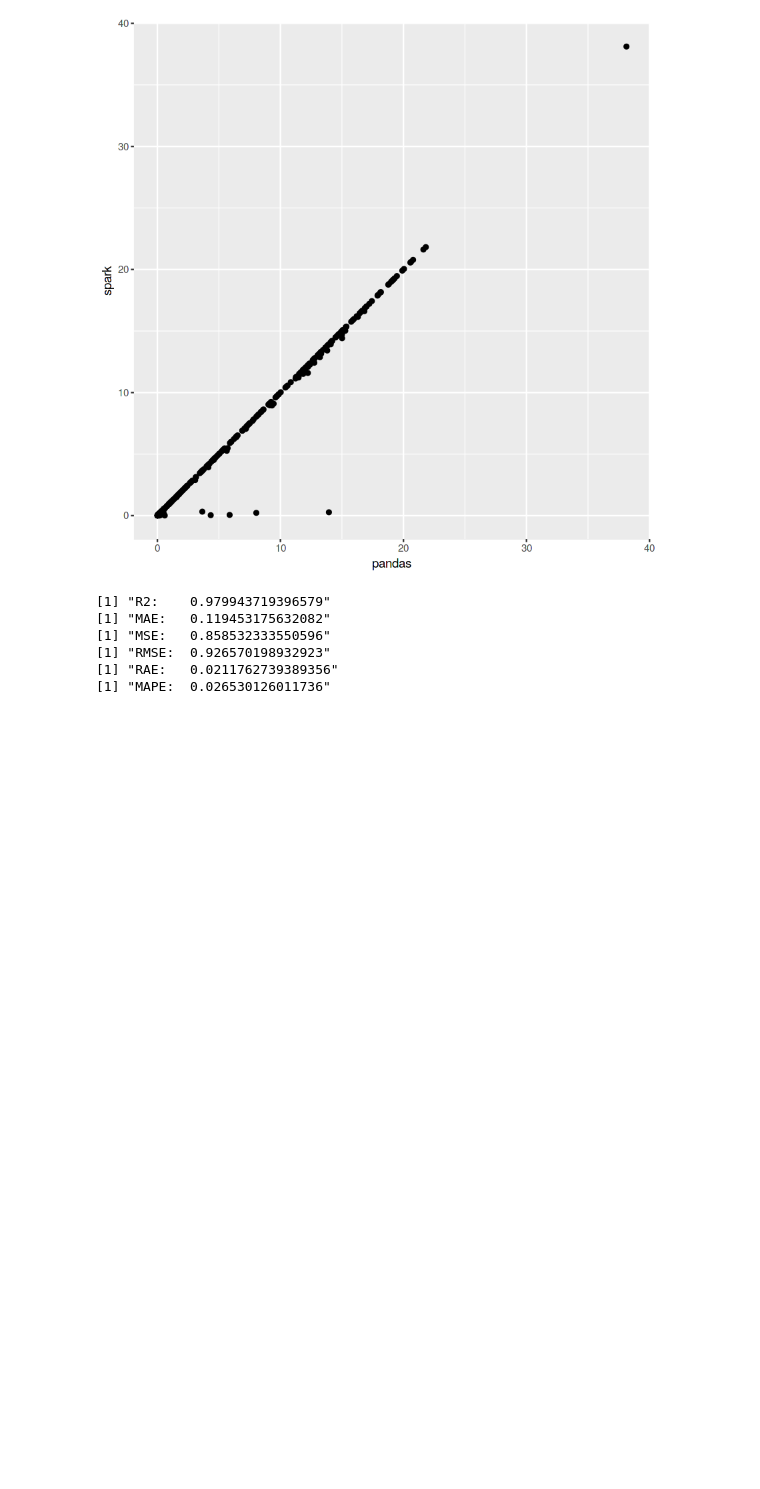
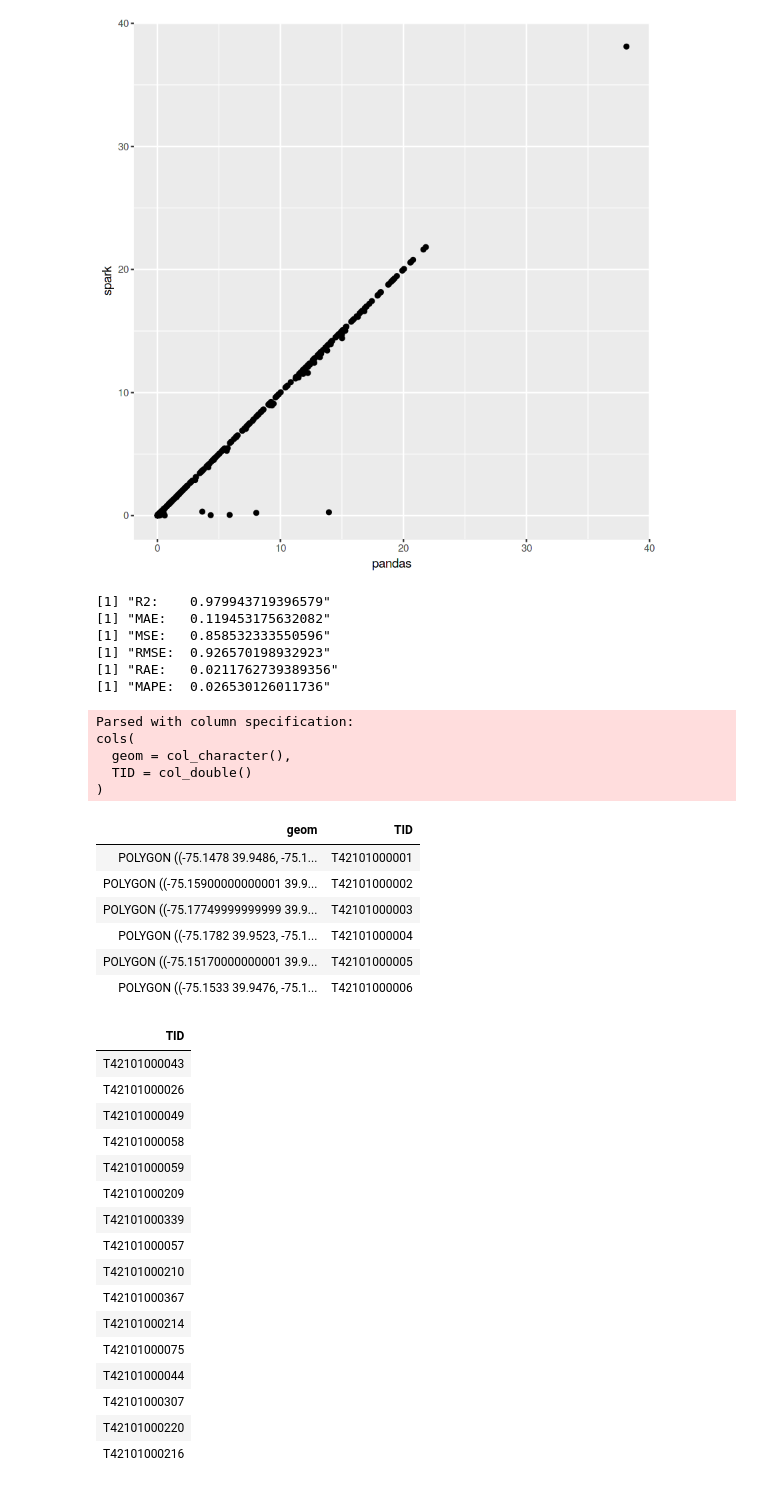
Before and after one commit to aocalderon/RIDIR, a Jupyter notebook: Notebooks/Validation/PhiliValidation2.ipynb, the cells around one changed output. Cells and saved outputs as stored; diff of their text form; code cells hidden in the pictures; blank space fills up the shorter version.

Commit message:
Extraction outliers layer for phili dataset...

```diff
--- a/Notebooks/Validation/PhiliValidation2.ipynb
+++ b/Notebooks/Validation/PhiliValidation2.ipynb
@@ -90,3 +108,38 @@ print(paste("MAPE: ",     MAPE(table$spark, table$pandas)))
 [1] "RMSE:  0.926570198932923"
 [1] "RAE:   0.0211762739389356"
 [1] "MAPE:  0.026530126011736"
+# %%
+phili_1990 = read_tsv("/home/and/RIDIR/Datasets/phili_1990.wkt", col_names = c("geom", "TID")) %>% mutate(TID = paste0("T", as.character(TID)))
+head(phili_1990)
+outliers = table %>% filter(diff > 0.3) %>% select(TID)
+head(outliers)
+# %% [output]
+Parsed with column specification:
+cols(
+  geom = col_character(),
+  TID = col_double()
+)
+| geom | TID |
+| POLYGON ((-75.1478 39.9486, -75.1... | T42101000001 |
+| POLYGON ((-75.15900000000001 39.9... | T42101000002 |
+| POLYGON ((-75.17749999999999 39.9... | T42101000003 |
+| POLYGON ((-75.1782 39.9523, -75.1... | T42101000004 |
+| POLYGON ((-75.15170000000001 39.9... | T42101000005 |
+| POLYGON ((-75.1533 39.9476, -75.1... | T42101000006 |
+| TID |
+| T42101000043 |
+| T42101000026 |
+| T42101000049 |
+| T42101000058 |
+| T42101000059 |
+| T42101000209 |
+| T42101000339 |
+| T42101000057 |
+| T42101000210 |
+| T42101000367 |
+| T42101000214 |
+| T42101000075 |
+| T42101000044 |
+| T42101000307 |
+| T42101000220 |
+| T42101000216 |
```
Also changed, not shown: parts of 2 cells of this notebook, 6 other files.
